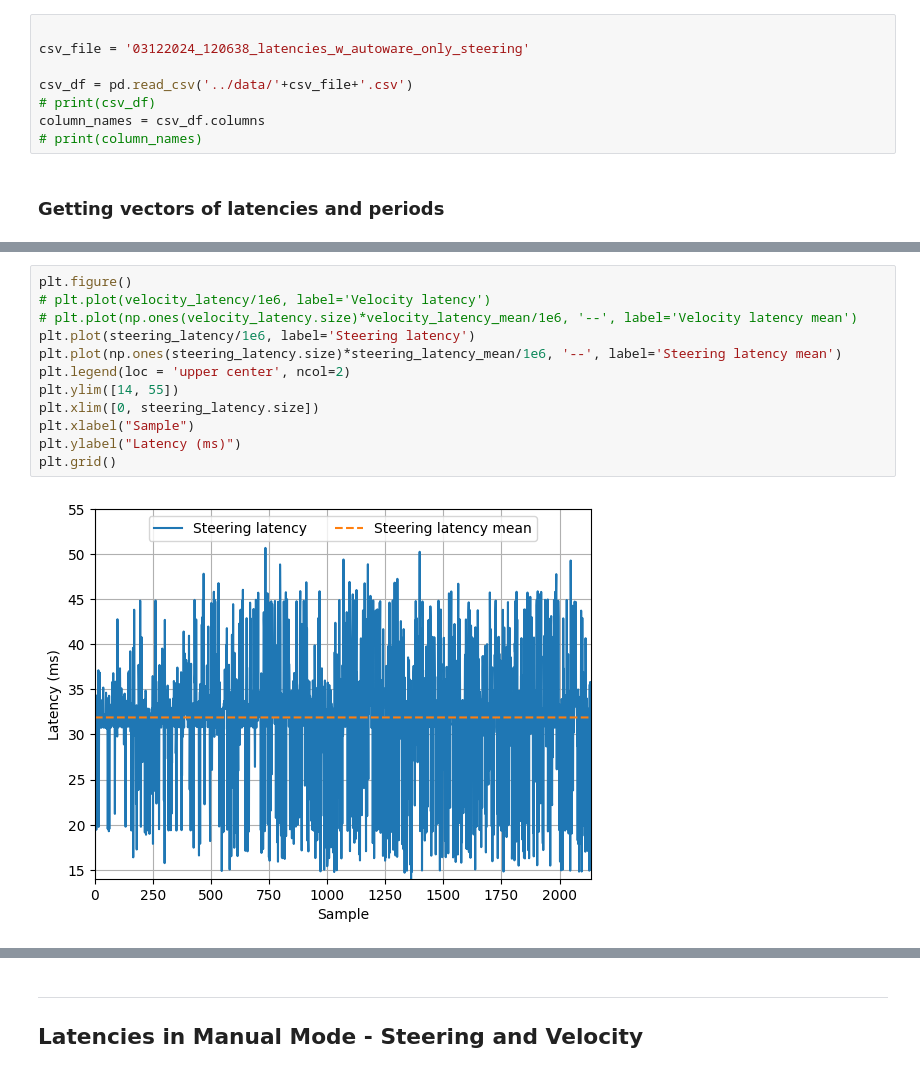
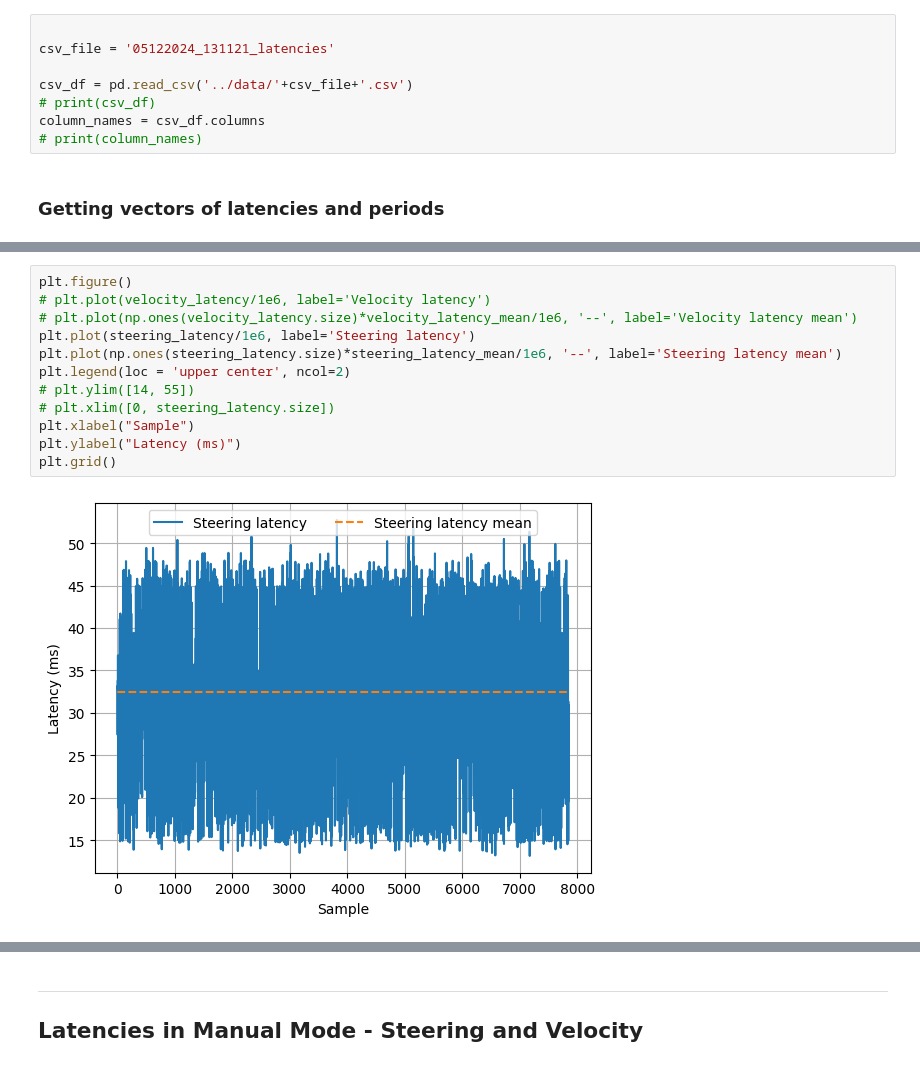
Before and after one commit to LMA-FEM-UNICAMP/microAutoware-Latency-Evaluator, a Jupyter notebook: utils/latency_processing.ipynb, the cells around one changed output, grey strips where cells are left out. Cells and saved outputs as stored; diff of their text form.

Commit message:
Final latency experiment

```diff
--- a/utils/latency_processing.ipynb
+++ b/utils/latency_processing.ipynb
@@ -18,7 +18,7 @@ import matplotlib.pyplot as plt
 ### Importing data
 # %%
 
-csv_file = '03122024_120638_latencies_w_autoware_only_steering'
+csv_file = '05122024_131121_latencies'
 
 csv_df = pd.read_csv('../data/'+csv_file+'.csv')
 # print(csv_df)
@@ -88,17 +95,17 @@ steering_perc_not_real_time: 0.0
 # %%
 plt.figure()
 # plt.plot(velocity_latency/1e6, label='Velocity latency')
 # plt.plot(np.ones(velocity_latency.size)*velocity_latency_mean/1e6, '--', label='Velocity latency mean')
 plt.plot(steering_latency/1e6, label='Steering latency')
 plt.plot(np.ones(steering_latency.size)*steering_latency_mean/1e6, '--', label='Steering latency mean')
 plt.legend(loc = 'upper center', ncol=2)
-plt.ylim([14, 55])
-plt.xlim([0, steering_latency.size])
+# plt.ylim([14, 55])
+# plt.xlim([0, steering_latency.size])
 plt.xlabel("Sample")
 plt.ylabel("Latency (ms)")
 plt.grid()
 # %% [output]
-[figure, old version]
+[figure, new version]
 # %%
 plt.figure()
 plt.boxplot([steering_latency/1e6],vert=False)
```
Also changed, not shown: parts of 4 cells of this notebook, 1 other file.
